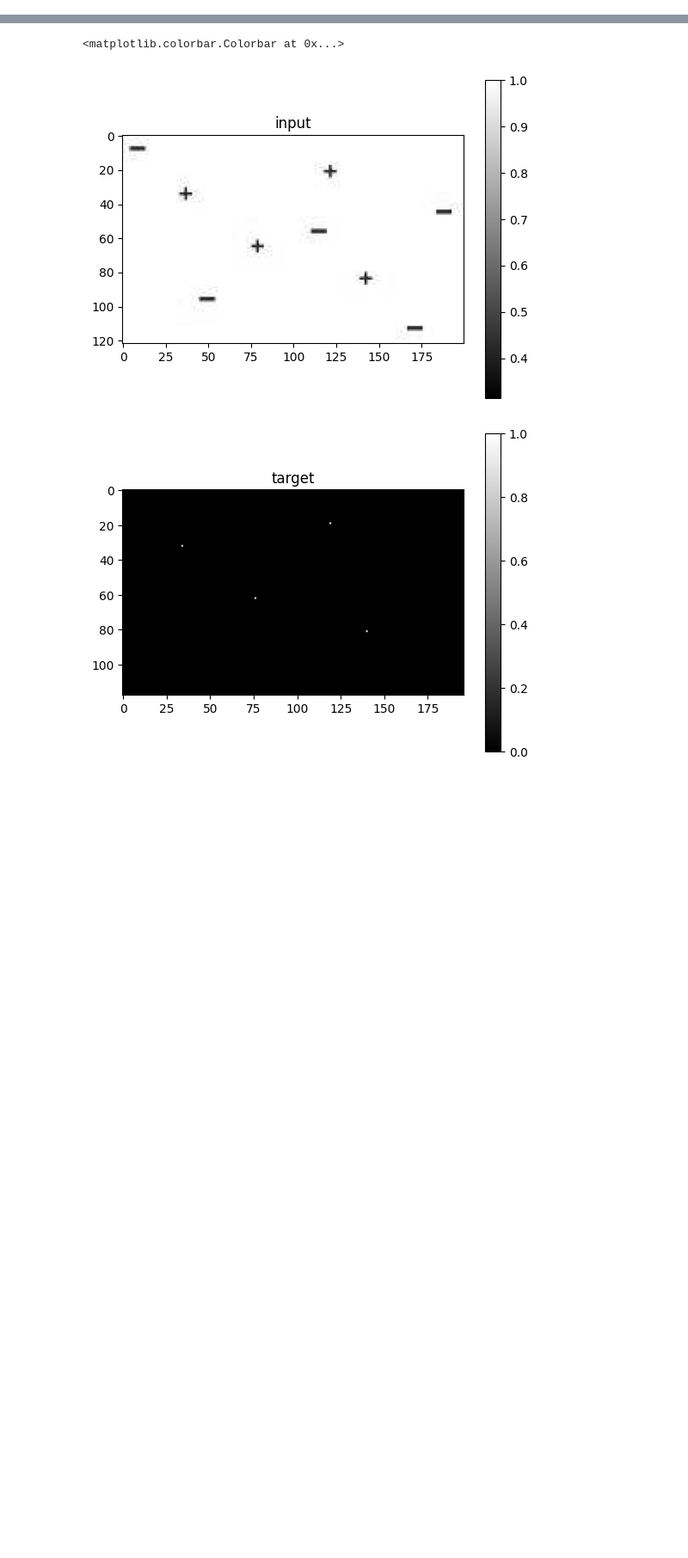
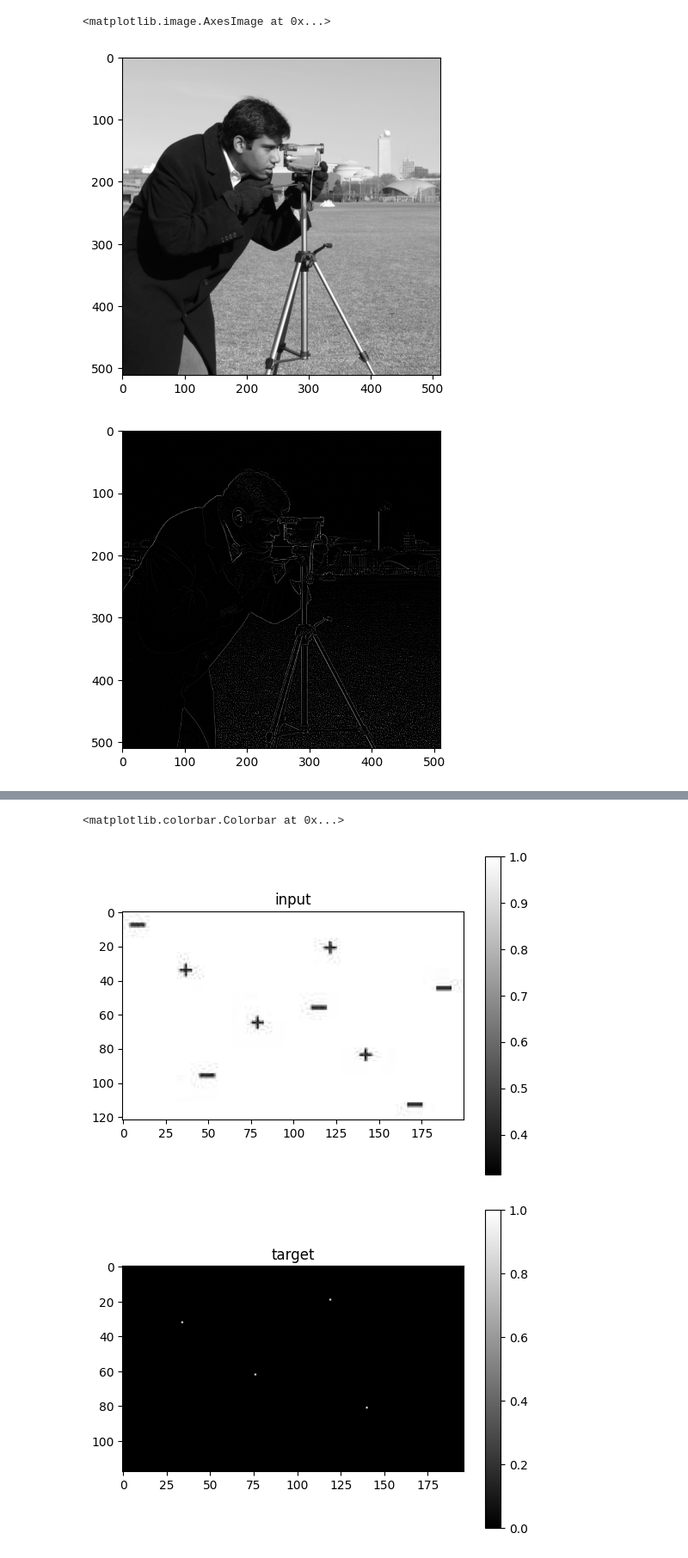
Before and after one commit to foxtrotmike/CS909, a Jupyter notebook: learn_filters.ipynb, the cells around one changed output, grey strips where cells are left out. Shown at 86% size. Cells and saved outputs as stored; diff of their text form; code cells hidden in the pictures; blank space fills up the shorter version.

```diff
--- a/learn_filters.ipynb
+++ b/learn_filters.ipynb
@@ -3,3 +18,50 @@
+# %%
+import torch
+import torch.nn as nn
+import matplotlib.pyplot as plt
+import numpy as np
+
+class Filter(nn.Module):
+    def __init__(self):
+        super(Filter, self).__init__()
+        self.conv1 = nn.Conv2d(1,1, 3)
+    def setKernel(self,K):
+        #self.conv1 = None
+        #(in_channels, out_channels, kernel_size)
+        K = torch.from_numpy(K).float()
+        #move from numpy to torch
+        K = torch.unsqueeze(torch.unsqueeze(K,0),0)
+        #add extra dimensions for in_channels and out_channels
+        self.conv1.weight.data = 0*self.conv1.weight.data + K
+        #set the kernel as weights (done this way to avoid data type changes)
+        self.conv1.bias.data = 0*self.conv1.bias.data
+        # no bias
+        return self
+    def forward(self, x):
+        x = self.conv1(x)
+        #perform convolution
+        return x
+
+plt.close('all')
+from skimage import data
+X = data.camera(); plt.imshow(X,cmap='gray',vmin=0,vmax=255)
+
+K = np.array([[0 ,1, 0],[1,-4,1], [0, 1 ,0]])
+
+X_torch = torch.unsqueeze(torch.unsqueeze(torch.from_numpy(X).float(),0),0)
+#move image to torch
+f = Filter().setKernel(K)
+#set the kernel in Filter object
+Z_torch = f(X_torch)
+#convolution
+Z = Z_torch.squeeze().detach().numpy()
+#move back to numpy
+
+plt.figure();plt.imshow(Z,cmap='gray',vmin=0,vmax=255)
+# %% [output]
+<matplotlib.image.AxesImage at 0x...>
+[figure, added]
+[figure, added]
 # %%
 import requests
 from PIL import Image
```
Also changed, not shown: parts of 3 cells of this notebook.
